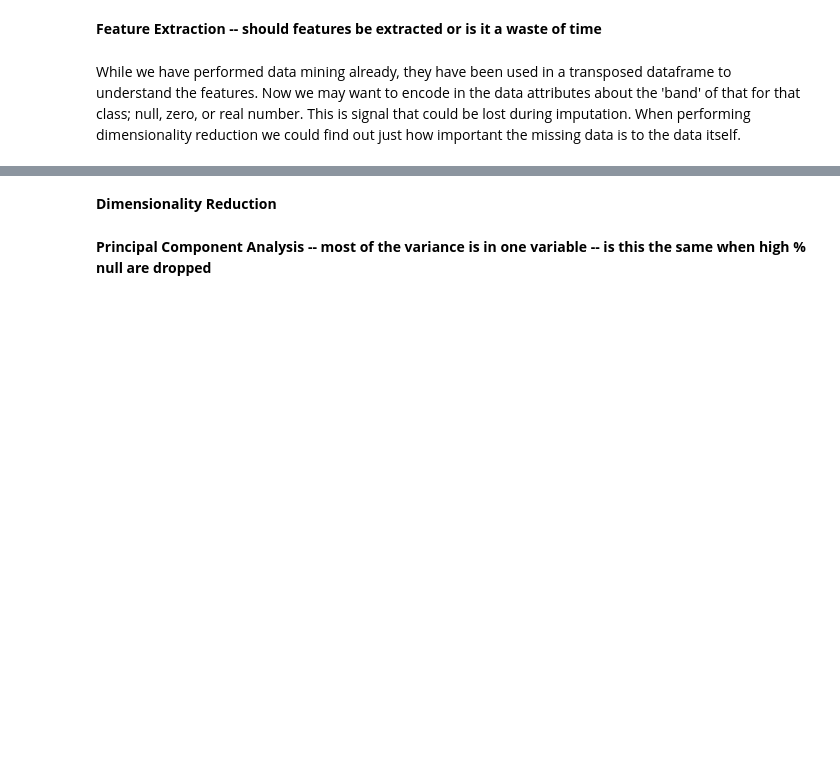
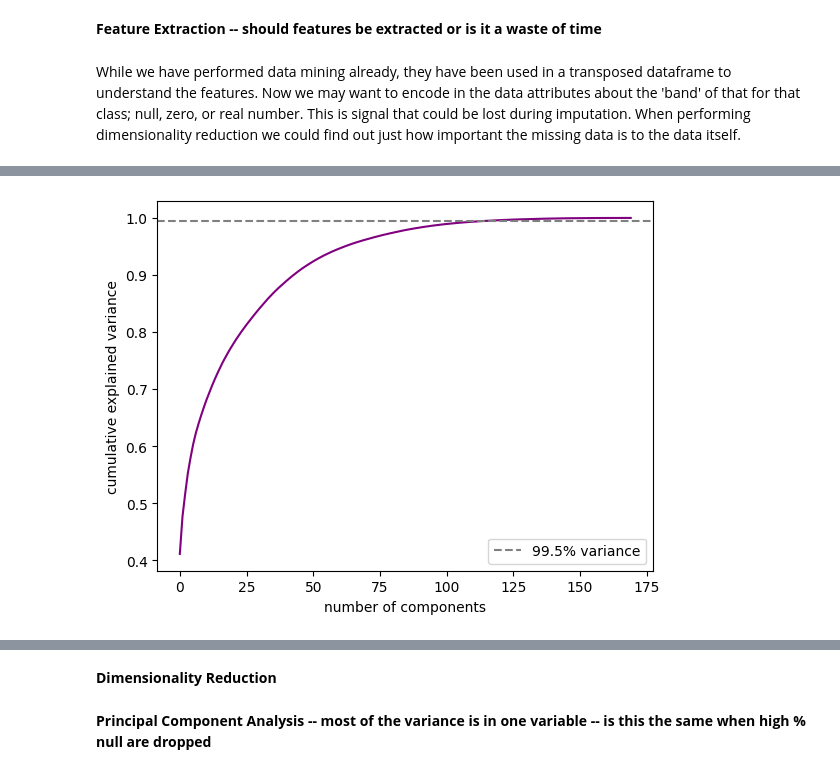
Before and after one commit to Lughaidh-w/DataPrep_ca1, a Jupyter notebook: CA1.ipynb, the cells around one changed output, grey strips where cells are left out. Saved outputs shown, nothing was run; the diff lists cells and outputs as text; code cells hidden in the pictures; blank space fills up the shorter version.

```diff
--- a/CA1.ipynb
+++ b/CA1.ipynb
@@ -723,8 +761,10 @@ Some values don't show as peaks when graphing rows because the scale of one poin
 
 A Log transformation before standardisation might be helpful to deal with the scale of the data.
 # %%
-df_log_transformed = df.apply(lambda x: np.log(x) if np.issubdtype(x.dtype, np.number) else x)
+df_log = df.drop("class", axis=1)
+df_log_transformed = df_log.apply(lambda x: np.log(x) if np.issubdtype(x.dtype, np.number) else x)
 df_log_transformed = df_log_transformed.replace(-np.inf, 0)
+df_log_transformed = pd.concat([df["class"], df_log_transformed], axis=1)
 # %%
 row_plot(df, title="original dataset")
 # %% [output]
@@ -1077,0 +891,3 @@ array([[ 1.19381409e-01,  1.10893560e-03,  3.24304537e-01, ...,
+# %%
+data = df_log_transformed.drop("class", axis=1)
+Imputation_mean_log = data.fillna(data.mean())
@@ -1077,0 +897,10 @@ array([[ 1.19381409e-01,  1.10893560e-03,  3.24304537e-01, ...,
+# %%
+pca_mean_log_impute = PCA().fit(mean_log_scaled)
+plt.plot(np.cumsum(pca_mean_log_impute.explained_variance_ratio_), color="purple")
+plt.axhline(y=0.995, color="grey", linestyle='--', label='99.5% variance')
+plt.xlabel('number of components')
+plt.ylabel('cumulative explained variance')
+plt.legend()
+plt.show()
+# %% [output]
+[figure, added]
```
Also changed, not shown: parts of 150 cells of this notebook.
